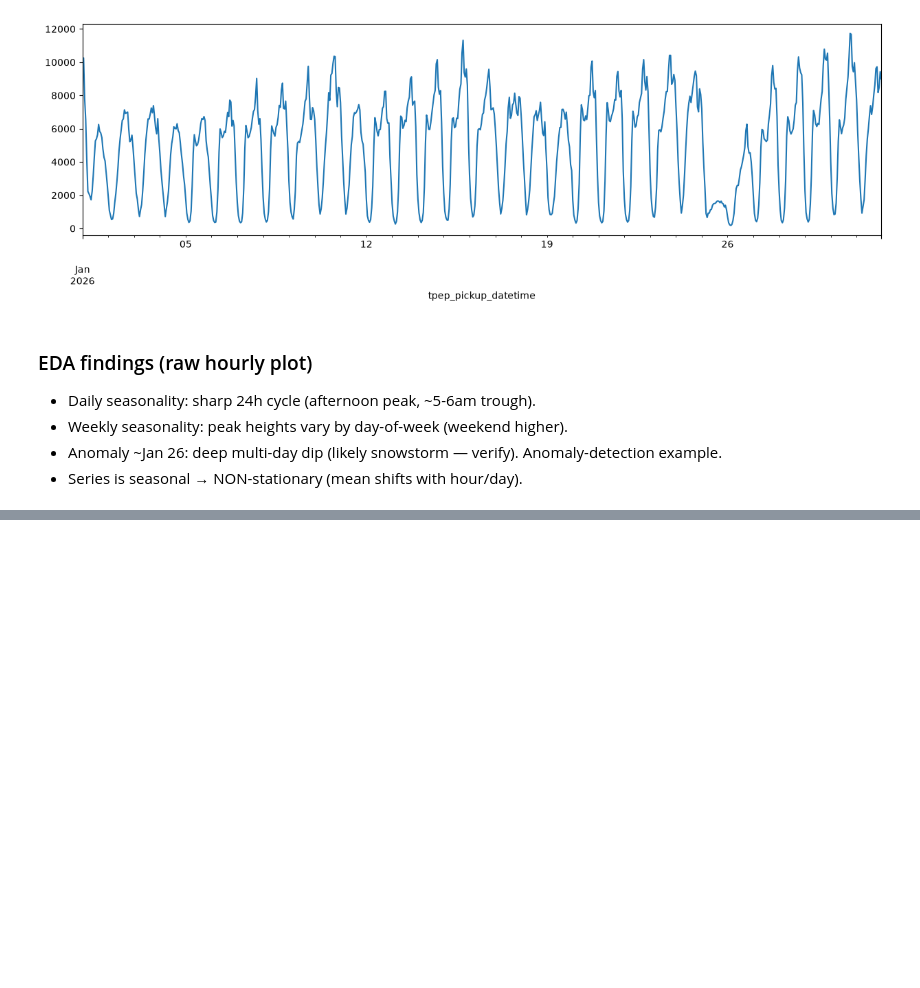
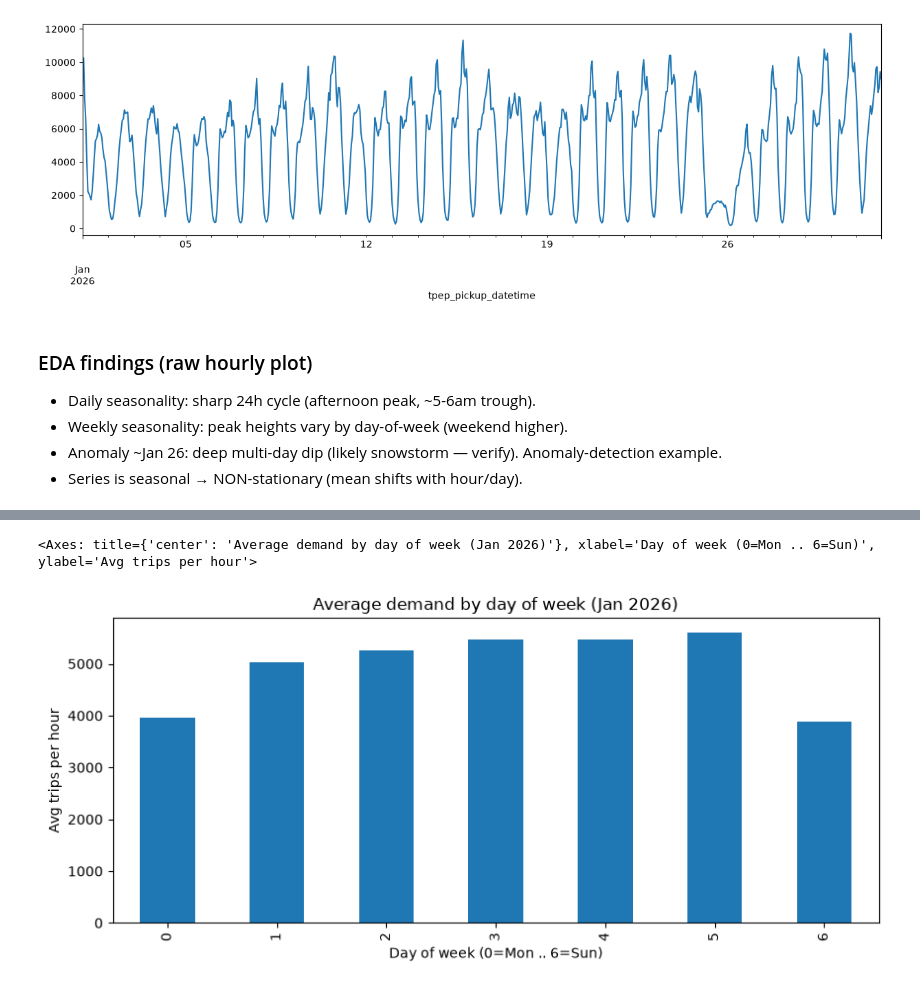
Before and after one commit to Omid16/demand-forecasting-service, a Jupyter notebook: notebooks/01_eda.ipynb, the cells around one changed output, grey strips where cells are left out. Drawn from its saved outputs; the diff is of its cells as text; code cells hidden in the pictures; blank space fills up the shorter version.

```diff
--- a/notebooks/01_eda.ipynb
+++ b/notebooks/01_eda.ipynb
@@ -62,0 +74,11 @@ hourly.plot(figsize=(15, 4))
+# %%
+weekly_profile = hourly.groupby(hourly.index.day_of_week).mean()
+weekly_profile.plot(kind='bar',
+                    figsize=(10, 4),
+                    xlabel='Day of week (0=Mon .. 6=Sun)',
+                    ylabel='Avg trips per hour',
+                    title='Average demand by day of week (Jan 2026)'
+                    )
+# %% [output]
+<Axes: title={'center': 'Average demand by day of week (Jan 2026)'}, xlabel='Day of week (0=Mon .. 6=Sun)', ylabel='Avg trips per hour'>
+[figure, added]
```
Also changed, not shown: parts of 3 cells of this notebook, 3 other files.
